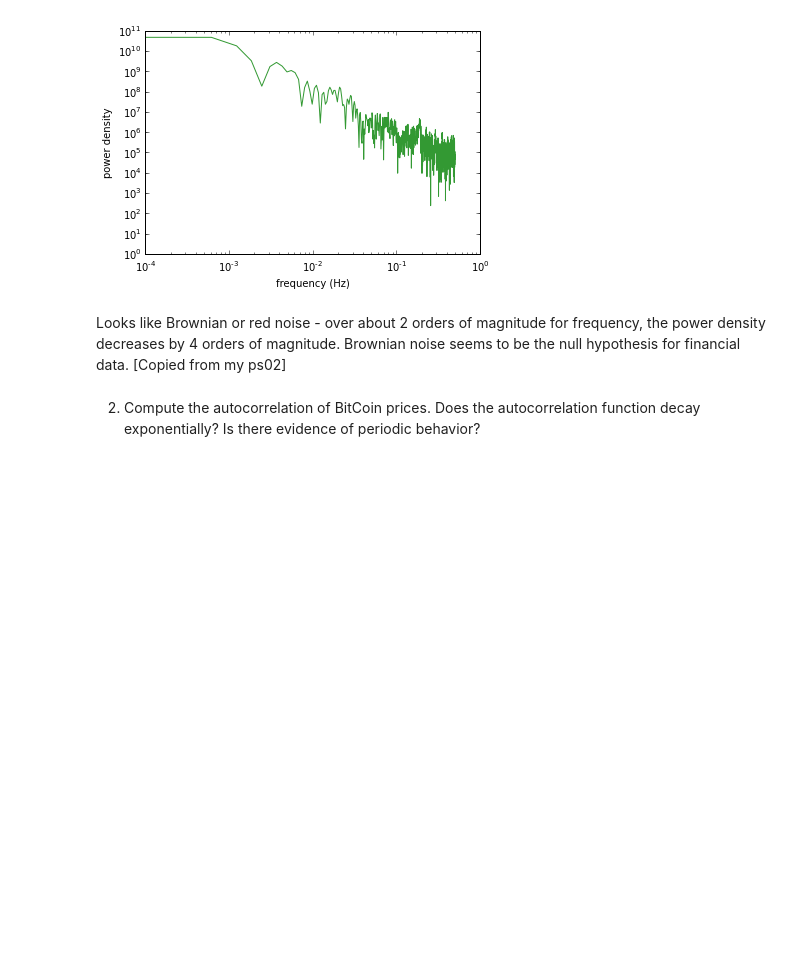
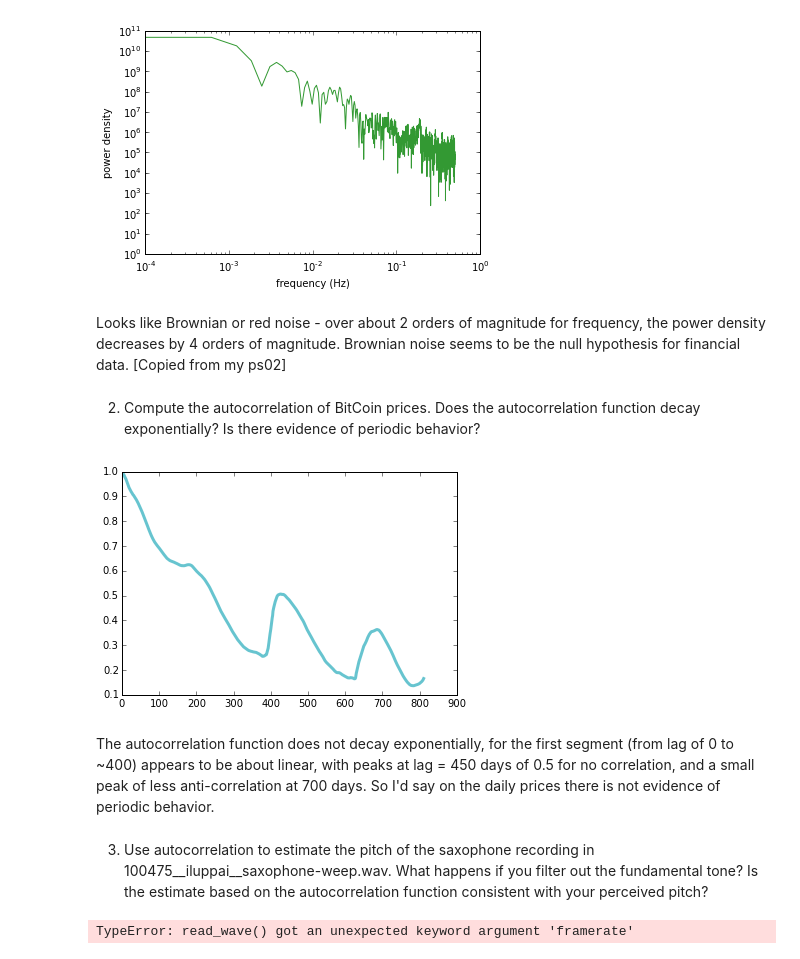
Before and after one commit to sabumjung/ThinkDSP, a Jupyter notebook: code/ps03.ipynb, the cells around one changed output. Saved outputs shown, nothing was run; the diff lists cells and outputs as text; code cells hidden in the pictures; blank space fills up the shorter version.

```diff
--- a/code/ps03.ipynb
+++ b/code/ps03.ipynb
@@ -69,0 +55,54 @@ thinkplot.config(xlabel='offset (radians)',
+# %%
+def make_wave(offset):
+    signal = thinkdsp.SinSignal(freq=440, offset=offset)
+    wave = signal.make_wave(duration=0.5, framerate=10000)
+    return wave
+
+def compute_corr(offset):
+    wave1 = make_wave(0)
+    wave2 = make_wave(offset=-offset)
+
+    thinkplot.preplot(2)
+    wave1.segment(duration=0.01).plot()
+    wave2.segment(duration=0.01).plot()
+
+    corr = wave1.corr(wave2)
+    print('corr =', corr)
+
+    thinkplot.config(xlabel='time (s)', legend=False, ylim=[-1.05, 1.05])
+
+def corrcoef(xs, ys):
+    return numpy.corrcoef(xs, ys, ddof=0)[0, 1]
+
+def serial_corr(wave, lag=1):
+    N = len(wave)
+    y1 = wave.ys[lag:]
+    y2 = wave.ys[:N-lag]
+    corr = corrcoef(y1, y2)
+    return corr
+
+PI2 = 2 * math.pi
+offsets = numpy.linspace(0, PI2, 101)
+
+def autocorr(wave):
+    """Computes and plots the autocorrelation function.
+
+    wave: Wave
+    """
+    lags = range(len(wave.ys)//2)
+    corrs = [serial_corr(wave, lag) for lag in lags]
+    return lags, corrs
+# %%
+lags, corrs = autocorr(coin_wave)
+thinkplot.plot(lags, corrs)
+# %% [output]
+[figure, added]
+# %% [markdown]
+The autocorrelation function does not decay exponentially, for the first segment (from lag of 0 to ~400) appears to be about linear, with peaks at lag = 450 days of 0.5 for no correlation, and a small peak of less anti-correlation at 700 days.  So I'd say on the daily prices there is not evidence of periodic behavior.
+# %% [markdown]
+3) Use autocorrelation to estimate the pitch of the saxophone recording in 100475\__iluppai\__saxophone-weep.wav.  What happens if you filter out the fundamental tone?  Is the estimate based on the autocorrelation function consistent with your perceived pitch?
+# %%
+saxophone_wav = thinkdsp.read_wave('100475__iluppai__saxophone-weep.wav')
+saxophone_wav.plot()
+# %% [output]
+TypeError: read_wave() got an unexpected keyword argument 'framerate'
```
Also changed, not shown: parts of 20 cells of this notebook.
